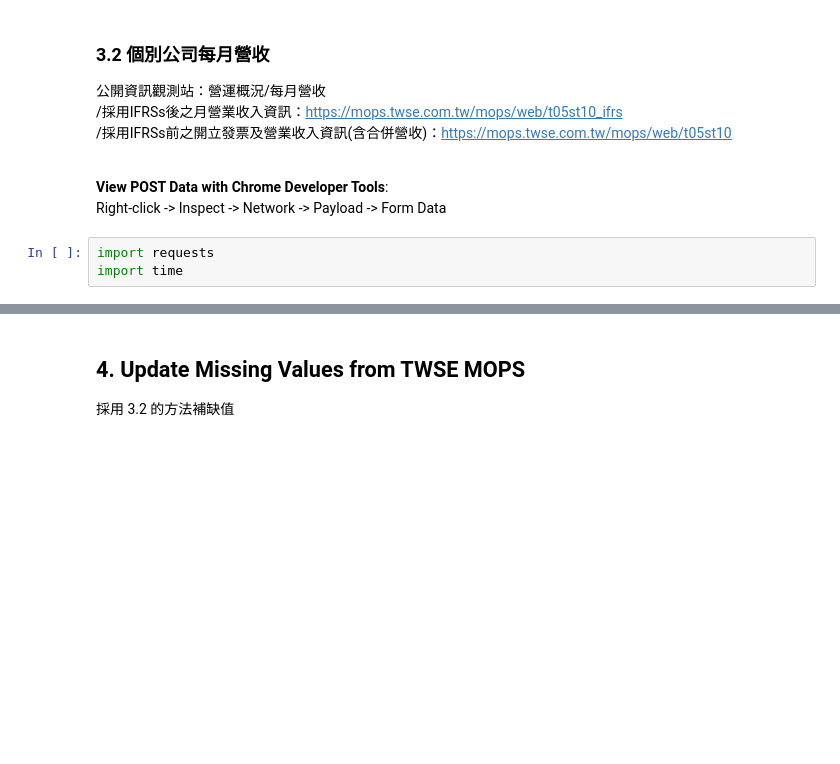
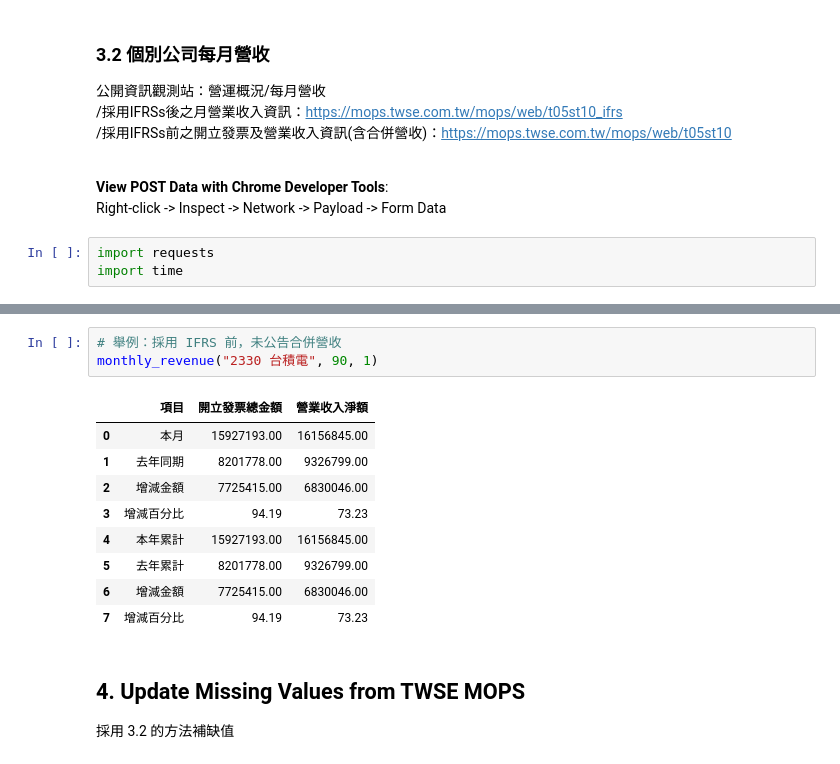
Before and after one commit to angel870326/Monthly-Revenue, a Jupyter notebook: 002_data_missing_v1.ipynb, the cells around one changed output, grey strips where cells are left out. Saved outputs shown, nothing was run; the diff lists cells and outputs as text; blank space fills up the shorter version.

```diff
--- a/002_data_missing_v1.ipynb
+++ b/002_data_missing_v1.ipynb
@@ -275,3 +293,16 @@ monthly_revenue("2330 台積電", 102, 1)
+# %%
+# 舉例：採用 IFRS 前，未公告合併營收
+monthly_revenue("2330 台積電", 90, 1)
+# %% [output]
+|  | 項目 | 開立發票總金額 | 營業收入淨額 |
+| 0 | 本月 | 15927193.00 | 16156845.00 |
+| 1 | 去年同期 | 8201778.00 | 9326799.00 |
+| 2 | 增減金額 | 7725415.00 | 6830046.00 |
+| 3 | 增減百分比 | 94.19 | 73.23 |
+| 4 | 本年累計 | 15927193.00 | 16156845.00 |
+| 5 | 去年累計 | 8201778.00 | 9326799.00 |
+| 6 | 增減金額 | 7725415.00 | 6830046.00 |
+| 7 | 增減百分比 | 94.19 | 73.23 |
 # %% [markdown]
 ## **4. Update Missing Values from TWSE MOPS**
 
```
Also changed, not shown: parts of 18 cells of this notebook.
